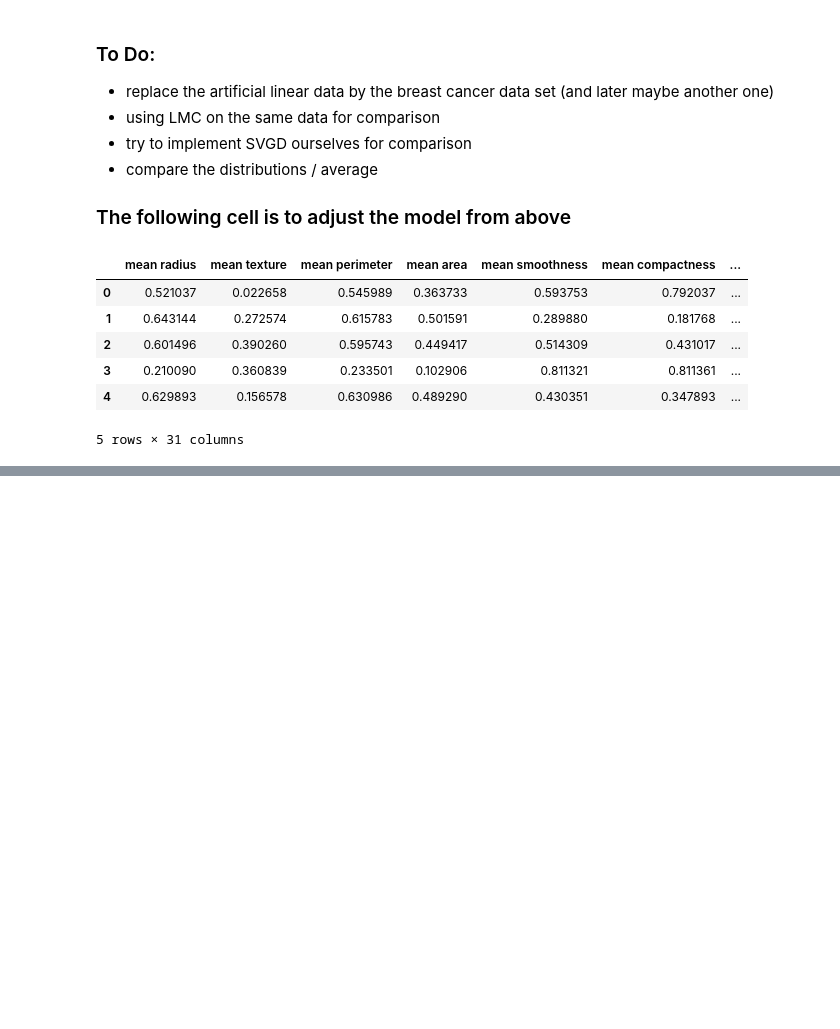
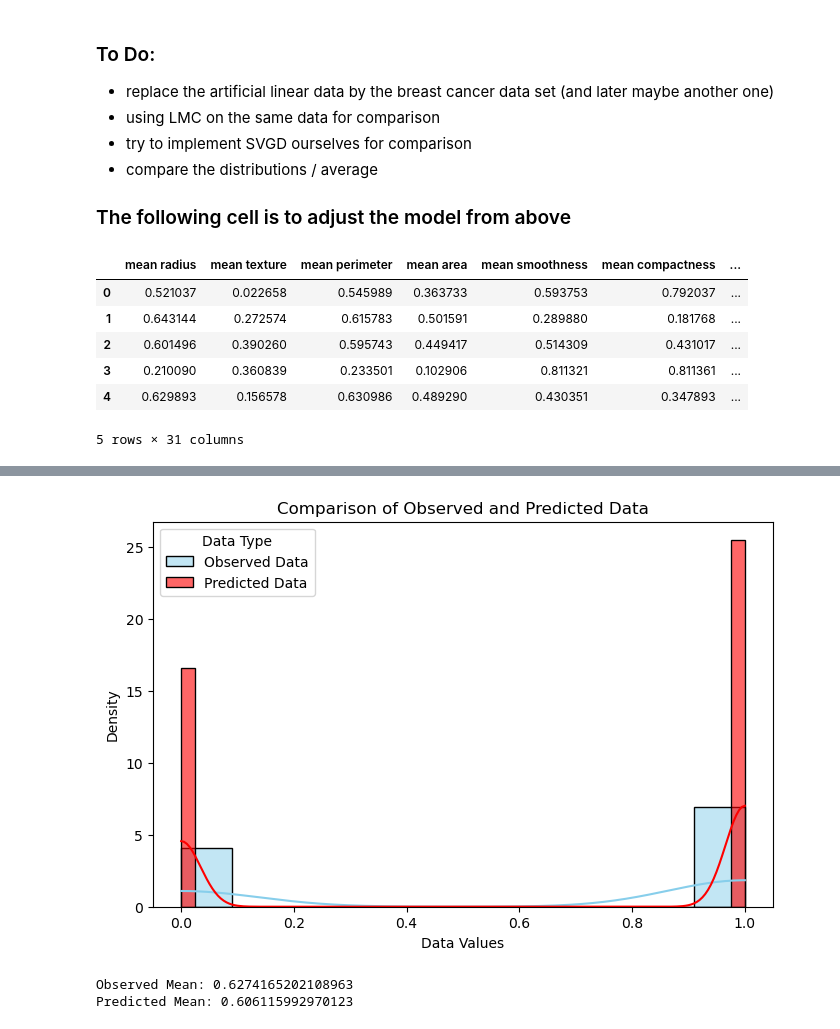
Before and after one commit to pbarriolo/Sampling-Methods-MCMC-Project, a Jupyter notebook: svgd_cleaned.ipynb, the cells around one changed output, grey strips where cells are left out. Cells and saved outputs as stored; diff of their text form; code cells hidden in the pictures; blank space fills up the shorter version.

```diff
--- a/svgd_cleaned.ipynb
+++ b/svgd_cleaned.ipynb
@@ -224,0 +313,31 @@ At this point in time, the model from above should work and we can run some expe
+# %%
+# Assuming df['target'] is your observed data
+observed_data = df['target']
+
+# Assume you already have your flattened_data from the posterior predictive
+# Make sure to flatten your predicted data as you have done
+flattened_data = predicted_data.values.flatten()
+
+# Plot setup
+plt.figure(figsize=(8, 5))
+
+# Plotting observed data
+sns.histplot(observed_data, color="skyblue", label="Observed Data", kde=True, stat="density")
+
+# Plotting predicted data
+sns.histplot(flattened_data, color="red", label="Predicted Data", kde=True, stat="density", alpha=0.6)
+
+# Adding legend and titles
+plt.legend(title="Data Type")
+plt.title("Comparison of Observed and Predicted Data")
+plt.xlabel("Data Values")
+plt.ylabel("Density")
+plt.show()
+# %% [output]
+[figure, added]
+# %%
+print("Observed Mean:", observed_data.mean())
+print("Predicted Mean:", predicted_data.mean().item())
+# %% [output]
+Observed Mean: 0.6274165202108963
+Predicted Mean: 0.606115992970123
```
Also changed, not shown: parts of 16 cells of this notebook.
